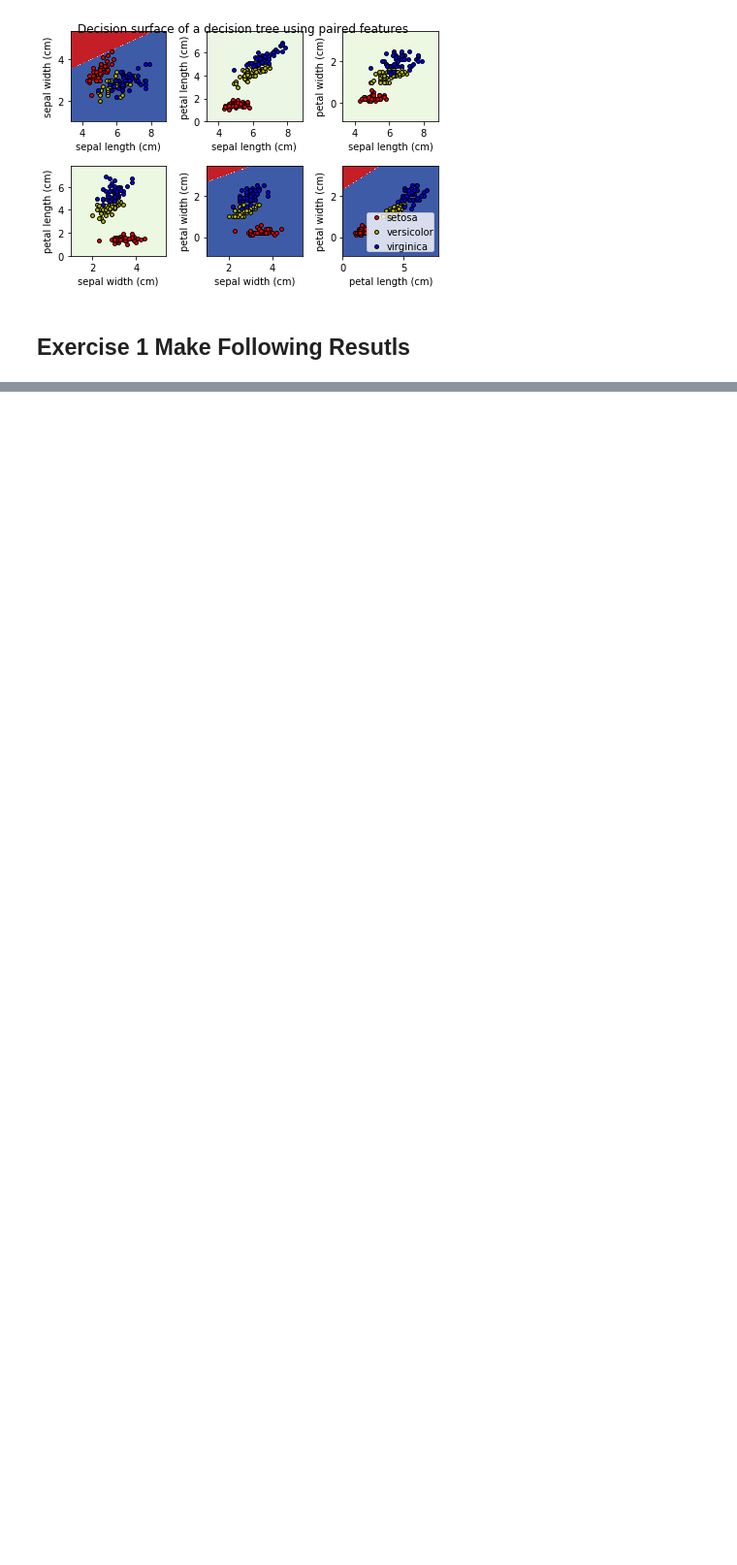
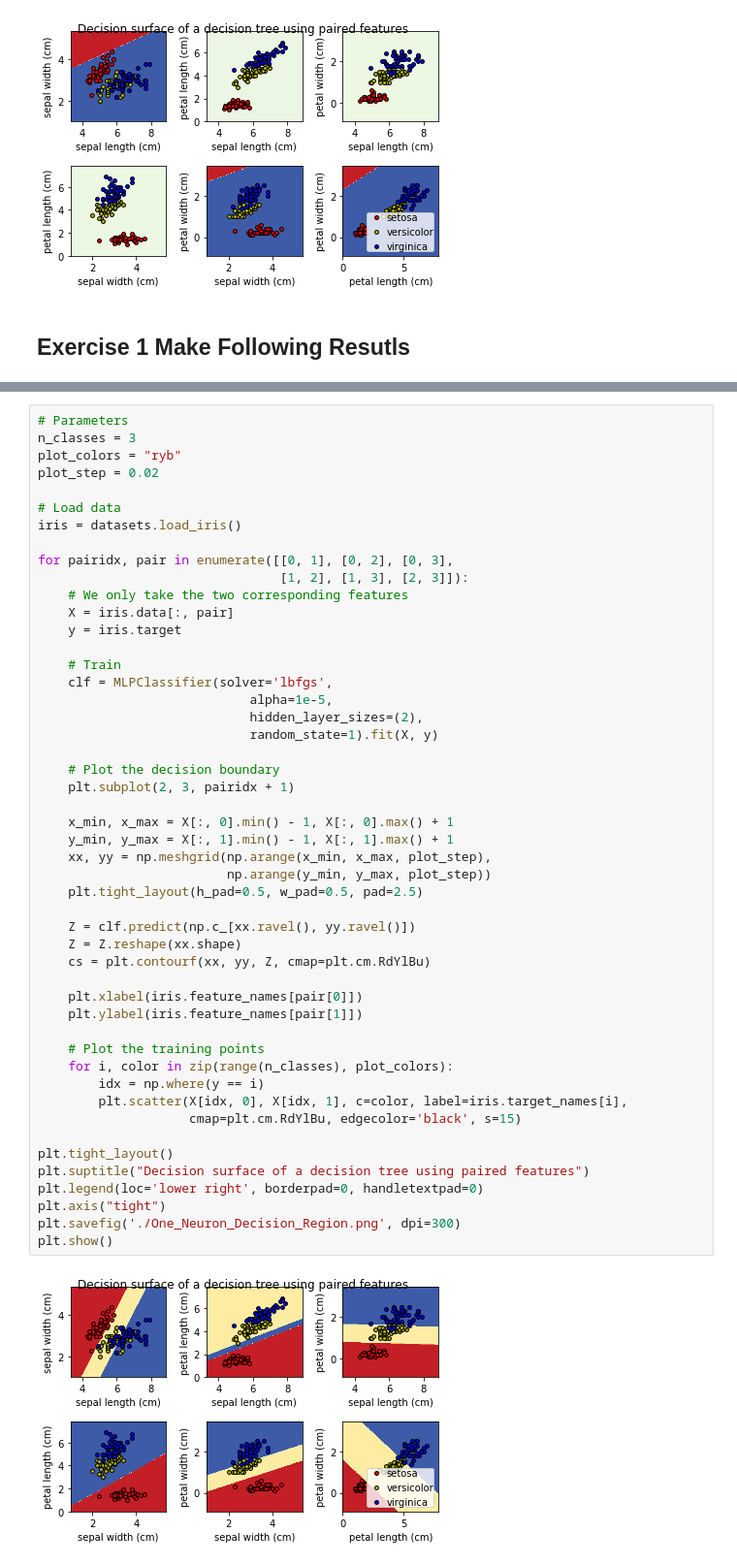
Before and after one commit to yejiiii/AI-Agent, a Jupyter notebook: NeuralNetworks/sklearn_NeuralNetworks_Exercise.ipynb, the cells around one changed output, grey strips where cells are left out. Shown: that part at 97% size. Drawn from its saved outputs; the diff is of its cells as text; blank space fills up the shorter version.

```diff
--- a/NeuralNetworks/sklearn_NeuralNetworks_Exercise.ipynb
+++ b/NeuralNetworks/sklearn_NeuralNetworks_Exercise.ipynb
@@ -671,0 +719,51 @@ Normalized confusion matrix
+# %%
+# Parameters
+n_classes = 3
+plot_colors = "ryb"
+plot_step = 0.02
+
+# Load data
+iris = datasets.load_iris()
+
+for pairidx, pair in enumerate([[0, 1], [0, 2], [0, 3],
+                                [1, 2], [1, 3], [2, 3]]):
+    # We only take the two corresponding features
+    X = iris.data[:, pair]
+    y = iris.target
+
+    # Train
+    clf = MLPClassifier(solver='lbfgs',
+                            alpha=1e-5,
+                            hidden_layer_sizes=(2),
+                            random_state=1).fit(X, y)
+
+    # Plot the decision boundary
+    plt.subplot(2, 3, pairidx + 1)
+
+    x_min, x_max = X[:, 0].min() - 1, X[:, 0].max() + 1
+    y_min, y_max = X[:, 1].min() - 1, X[:, 1].max() + 1
+    xx, yy = np.meshgrid(np.arange(x_min, x_max, plot_step),
+                         np.arange(y_min, y_max, plot_step))
+    plt.tight_layout(h_pad=0.5, w_pad=0.5, pad=2.5)
+
+    Z = clf.predict(np.c_[xx.ravel(), yy.ravel()])
+    Z = Z.reshape(xx.shape)
+    cs = plt.contourf(xx, yy, Z, cmap=plt.cm.RdYlBu)
+
+    plt.xlabel(iris.feature_names[pair[0]])
+    plt.ylabel(iris.feature_names[pair[1]])
+
+    # Plot the training points
+    for i, color in zip(range(n_classes), plot_colors):
+        idx = np.where(y == i)
+        plt.scatter(X[idx, 0], X[idx, 1], c=color, label=iris.target_names[i],
+                    cmap=plt.cm.RdYlBu, edgecolor='black', s=15)
+
+plt.tight_layout()
+plt.suptitle("Decision surface of a decision tree using paired features")
+plt.legend(loc='lower right', borderpad=0, handletextpad=0)
+plt.axis("tight")
+plt.savefig('./One_Neuron_Decision_Region.png', dpi=300)
+plt.show()
+# %% [output]
+[figure, added]
```
Also changed, not shown: parts of 6 cells of this notebook, 2 other files.
